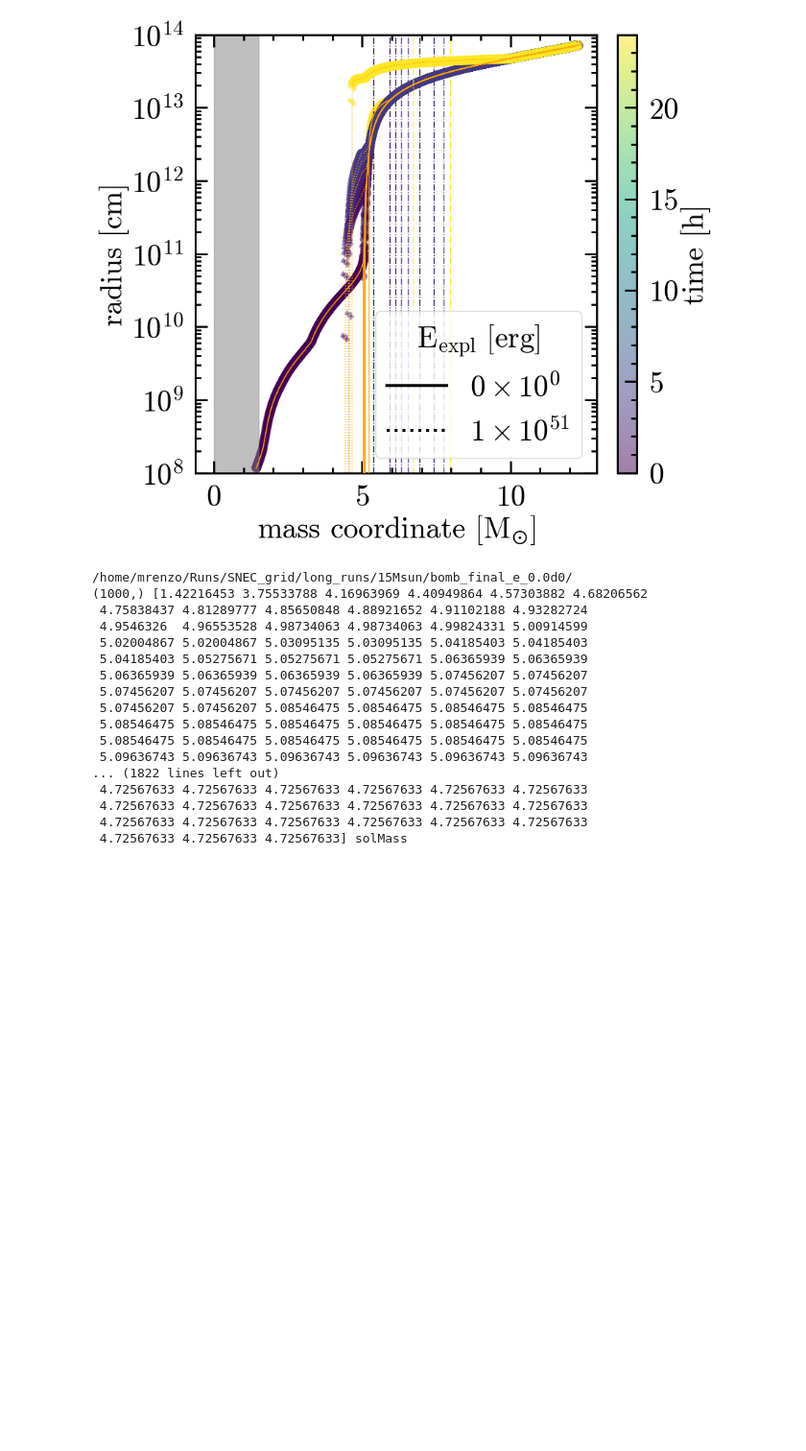
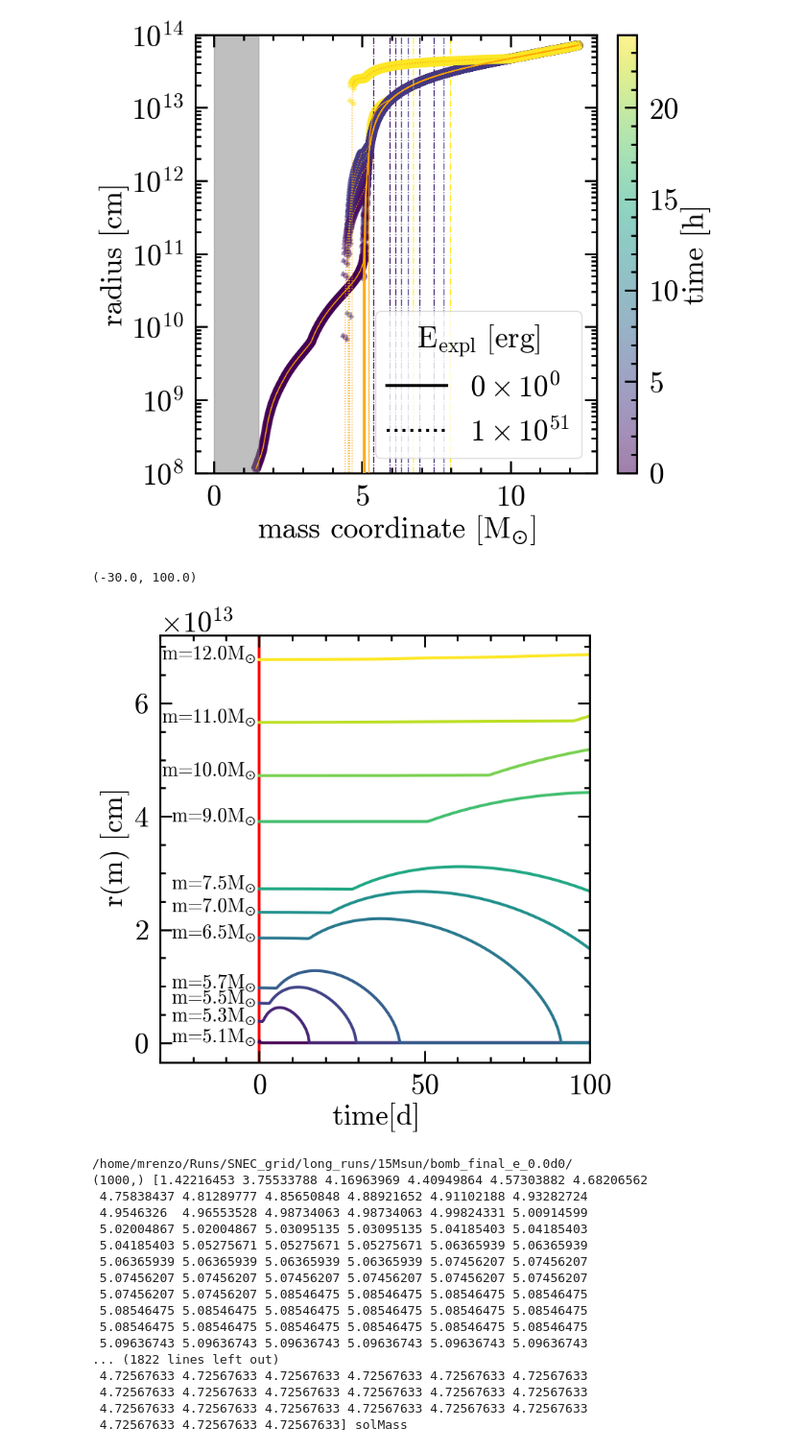
Before and after one commit to mathren/SNEC, a Jupyter notebook: scripts/SNEC_grids.ipynb, the cells around one changed output. Shown at 96% size. Cells and saved outputs as stored; diff of their text form; code cells hidden in the pictures; blank space fills up the shorter version.

```diff
--- a/scripts/SNEC_grids.ipynb
+++ b/scripts/SNEC_grids.ipynb
@@ -116,21 +118,27 @@ ax.legend(title=r"$E_{\rm expl} \ [\mathrm{erg}]$", frameon=True)
 # %%
 # follow one specific mass coordinate in time
 fig = plt.figure()
 gs = gridspec.GridSpec(100, 110)
 ax = fig.add_subplot(gs[:, :])
 
-masses = m.value # [3, 5, 5.3, 5.5, 5.7, 6.5, 7, 7.5]
+masses = [5.1, 5.3, 5.5, 5.7, 6.5, 7, 7.5, 9, 10, 11, 12]
 colors = plt.cm.viridis(np.linspace(0,1,len(masses)))
 for i, m in enumerate(masses):
     t, r = get_radius_at_time_for_m(models[0]+'Data/mass.xg', mcoord=m*u.Msun)
+    # purge negatives
+    k = (r<0)
+    r[k] = 0.0*u.cm
     x, y = t.to(u.d).value, r.to(u.cm).value
     ax.plot(x, y, color=colors[i])
     ax.text(x[0]-1, y[0], f"m={m:.1f}"+r"$M_{\odot}$", size=20, ha="right")
-ax.set_yscale('log')
+    # ax.set_yscale('log')
 ax.set_xlabel(r"$time [d]$")
-ax.set_ylabel(r"$\log_{10}(r(m)/\mathrm{cm})$")
+ax.set_ylabel(r"$r(m) \ [\mathrm{cm}]$")
 ax.axvline(0, 0, 1, c='r', ls='-', zorder=0)
 ax.set_xlim(-30,100)
+# %% [output]
+(-30.0, 100.0)
+[figure, added]
 # %%
 fig = plt.figure()
 gs = gridspec.GridSpec(100, 110)
```
Also changed, not shown: parts of 1 cell of this notebook, 7 other files.
